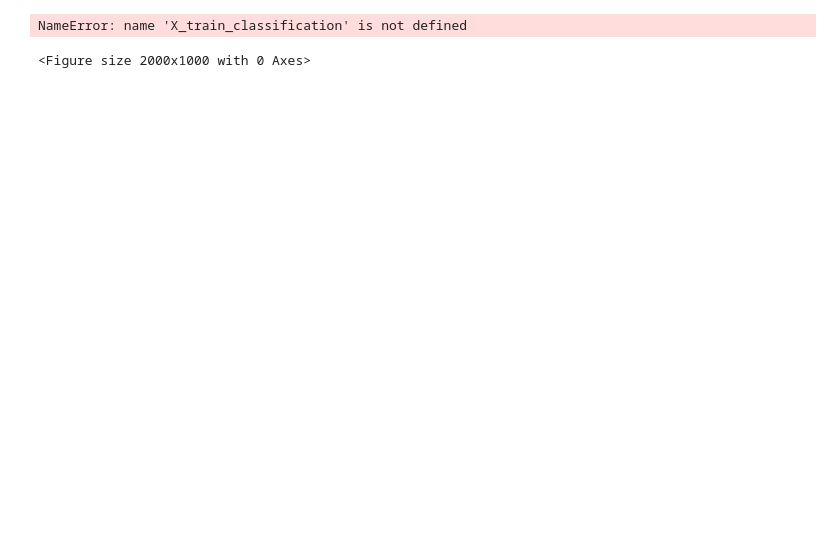
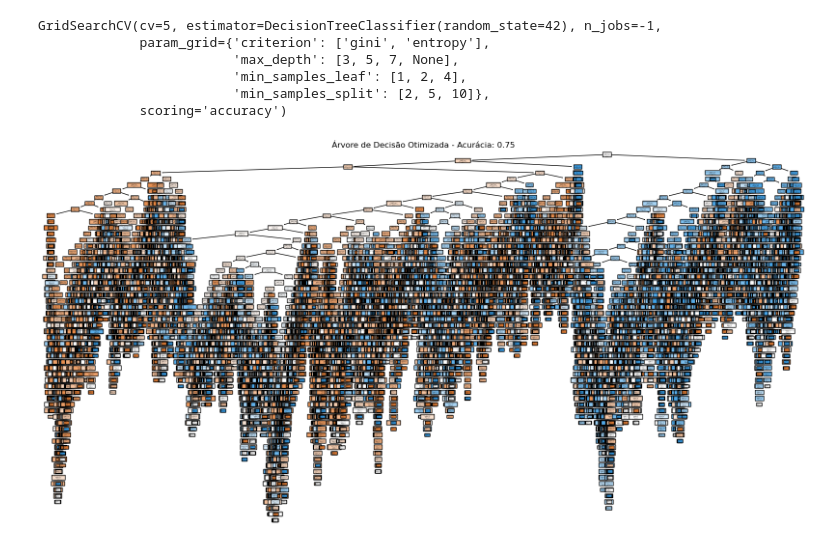
Before and after one commit to SusTrex/AASE, a Jupyter notebook: decisionTreeClassificação.ipynb, the cells around one changed output. Saved outputs shown, nothing was run; the diff lists cells and outputs as text; code cells hidden in the pictures; blank space fills up the shorter version.

Commit message:
modelling

```diff
--- a/decisionTreeClassificação.ipynb
+++ b/decisionTreeClassificação.ipynb
@@ -69,5 +31,0 @@ X_test = X_test.reindex(columns=X_train.columns, fill_value=0)
-# %%
-# 7. Modelo de Classificação (Decision Tree)
-print("\nModelo de Classificação (Decision Tree)")
-classifier = DecisionTreeClassifier(random_state=42)
-classifier.fit(X_train, y_train)
@@ -90,16 +32,25 @@ Validação Cruzada (Classificação) - Média da Precisão: 0.11
-# %%
-plt.figure(figsize=(20, 10))
-
-# Geração automática de class_names com base nas classes aprendidas
-plot_tree(
-    classifier,
-    filled=True,
-    feature_names=X_train_classification.columns,
-    class_names=[str(cls) for cls in classifier.classes_]
-)
-
-plt.title("Árvore de Decisão - Classificação")
-plt.show()
-# %% [output]
-NameError: name 'X_train_classification' is not defined
-<Figure size 2000x1000 with 0 Axes>
+# %%
+param_grid = {
+    'max_depth': [3, 5, 7, None],
+    'min_samples_split': [2, 5, 10],
+    'min_samples_leaf': [1, 2, 4],
+    'criterion': ['gini', 'entropy']
+}
+# %%
+grid_search = GridSearchCV(
+    DecisionTreeClassifier(random_state=42),
+    param_grid,
+    cv=5,
+    scoring='accuracy',
+    n_jobs=-1
+)
+grid_search.fit(X_train, y_train)
+# %% [output]
+GridSearchCV(cv=5, estimator=DecisionTreeClassifier(random_state=42), n_jobs=-1,
+             param_grid={'criterion': ['gini', 'entropy'],
+                         'max_depth': [3, 5, 7, None],
+                         'min_samples_leaf': [1, 2, 4],
+                         'min_samples_split': [2, 5, 10]},
+             scoring='accuracy')
+# %%
+best_model = grid_search.best_estimator_
@@ -105,0 +62,8 @@ NameError: name 'X_train_classification' is not defined
+# %%
+
+plt.figure(figsize=(20, 10))
+plot_tree(best_model, feature_names=X.columns, class_names=best_model.classes_, filled=True)
+plt.title(f"Árvore de Decisão Otimizada - Acurácia: {optimized_accuracy:.2f}")
+plt.show()
+# %% [output]
+[figure, added]
```
Also changed, not shown: parts of 29 cells of this notebook, 1 other file.
